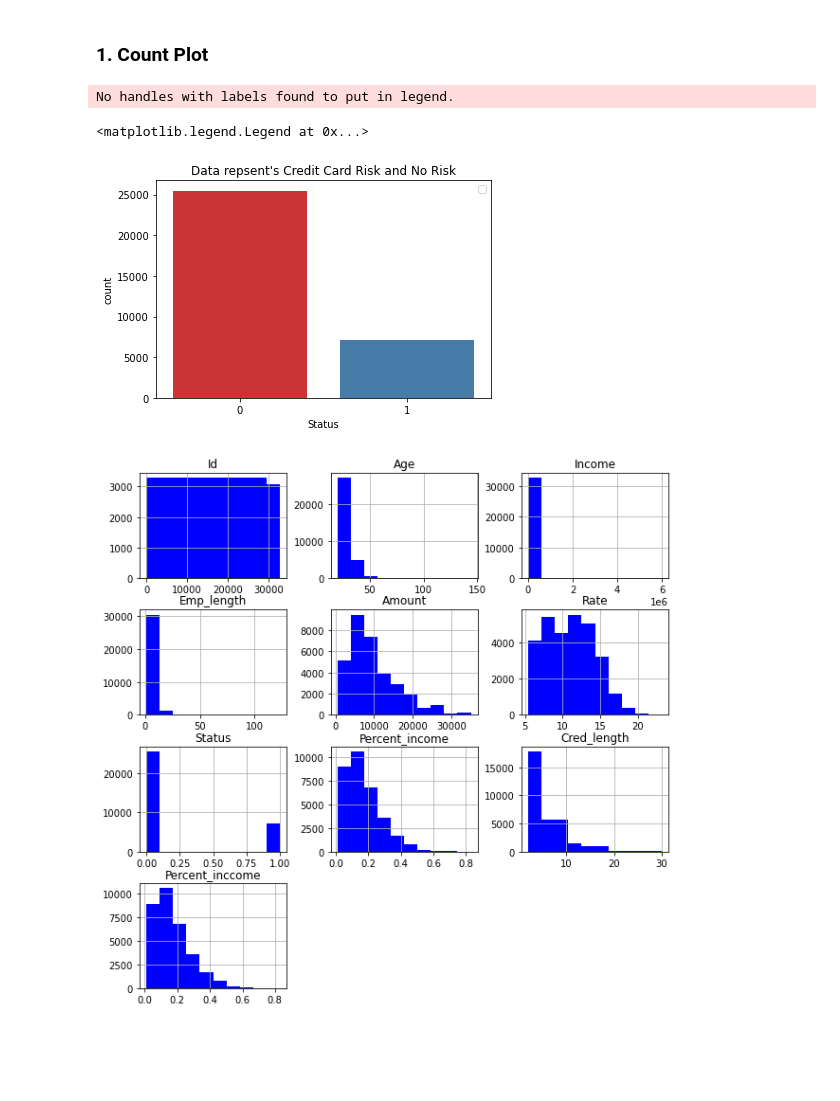
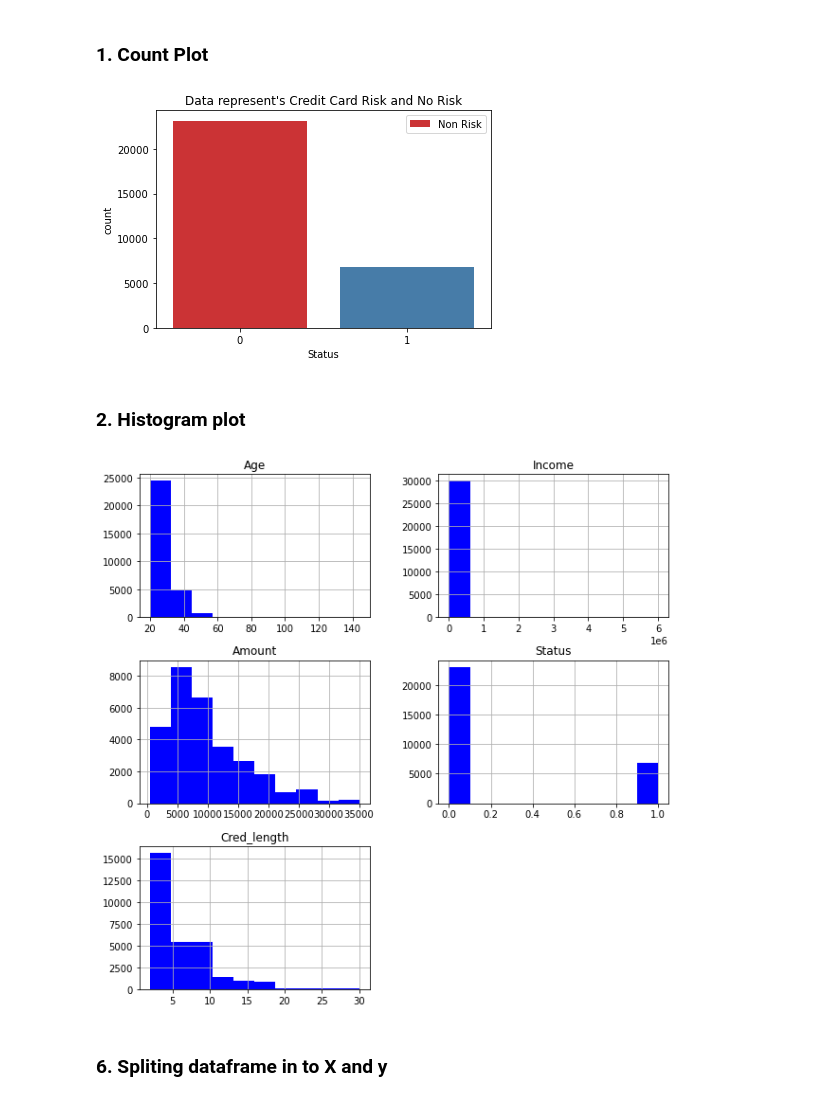
Before and after one commit to pradeepkhadka505/Skilearn-MachineLearning, a Jupyter notebook: Pandas_DataAnalysis/Cradit_Card_RiskAnalyis.ipynb, the cells around one changed output. Drawn from its saved outputs; the diff is of its cells as text; code cells hidden in the pictures; blank space fills up the shorter version.

```diff
--- a/Pandas_DataAnalysis/Cradit_Card_RiskAnalyis.ipynb
+++ b/Pandas_DataAnalysis/Cradit_Card_RiskAnalyis.ipynb
@@ -148,3 +157,6 @@ Index(['Id', 'Age', 'Income', 'Home', 'Emp_length', 'Intent', 'Amount', 'Rate',
       dtype='object')
 # %% [markdown]
 ### 4. Data Cleaning
+# %%
+data = data.drop(['Id','Home','Intent','Default','Emp_length','Rate','Percent_income'], axis=1)
+data
@@ -208,14 +220,15 @@ data.describe()
 ### 1. Count Plot
 # %%
 sns.countplot('Status', data= data, palette='Set1')
-plt.title("Data repsent's Credit Card Risk and No Risk")
-plt.legend()
+plt.title("Data represent's Credit Card Risk and No Risk")
+plt.legend(['Non Risk','Risk'])
+plt.show()
 # %% [output]
-No handles with labels found to put in legend.
-<matplotlib.legend.Legend at 0x...>
-[figure, old version]
+[figure, new version]
+# %% [markdown]
+### 2. Histogram plot
 # %%
 data.hist(bins=10,figsize=(10,10), color='blue')
 plt.show()
 # %% [output]
-[figure, old version]
+[figure, new version]
@@ -221,0 +248,2 @@ plt.show()
+# %% [markdown]
+### 6. Spliting dataframe in to X and y
```
Also changed, not shown: parts of 33 cells of this notebook.
